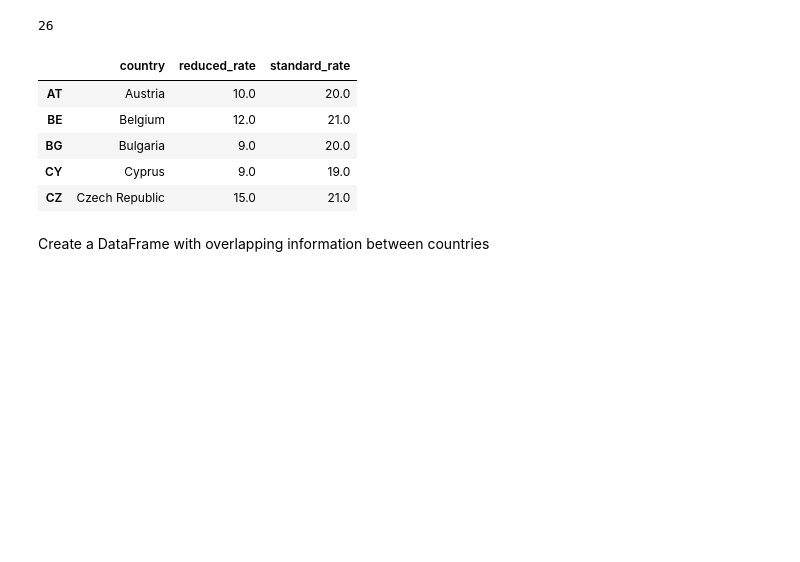
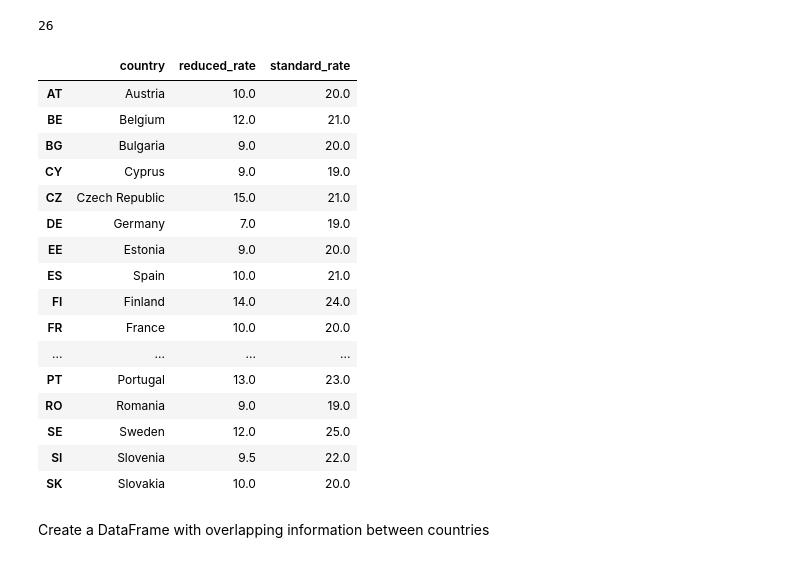
Before and after one commit to catalinaduplat/vat-case-study, a Jupyter notebook: VATRates.ipynb, the cells around one changed output. Drawn from its saved outputs; the diff is of its cells as text; code cells hidden in the pictures; blank space fills up the shorter version.

```diff
--- a/VATRates.ipynb
+++ b/VATRates.ipynb
@@ -289,14 +267,25 @@ len(df_reduced)
 # %% [output]
 26
 # %%
-df_reduced.head()
+df_reduced
 # %% [output]
 |  | country | reduced_rate | standard_rate |
 | AT | Austria | 10.0 | 20.0 |
 | BE | Belgium | 12.0 | 21.0 |
 | BG | Bulgaria | 9.0 | 20.0 |
 | CY | Cyprus | 9.0 | 19.0 |
 | CZ | Czech Republic | 15.0 | 21.0 |
+| DE | Germany | 7.0 | 19.0 |
+| EE | Estonia | 9.0 | 20.0 |
+| ES | Spain | 10.0 | 21.0 |
+| FI | Finland | 14.0 | 24.0 |
+| FR | France | 10.0 | 20.0 |
+| ... | ... | ... | ... |
+| PT | Portugal | 13.0 | 23.0 |
+| RO | Romania | 9.0 | 19.0 |
+| SE | Sweden | 12.0 | 25.0 |
+| SI | Slovenia | 9.5 | 22.0 |
+| SK | Slovakia | 10.0 | 20.0 |
 # %% [markdown]
 Create a DataFrame with overlapping information between countries
 # %%
```
Also changed, not shown: parts of 1 cell of this notebook.
